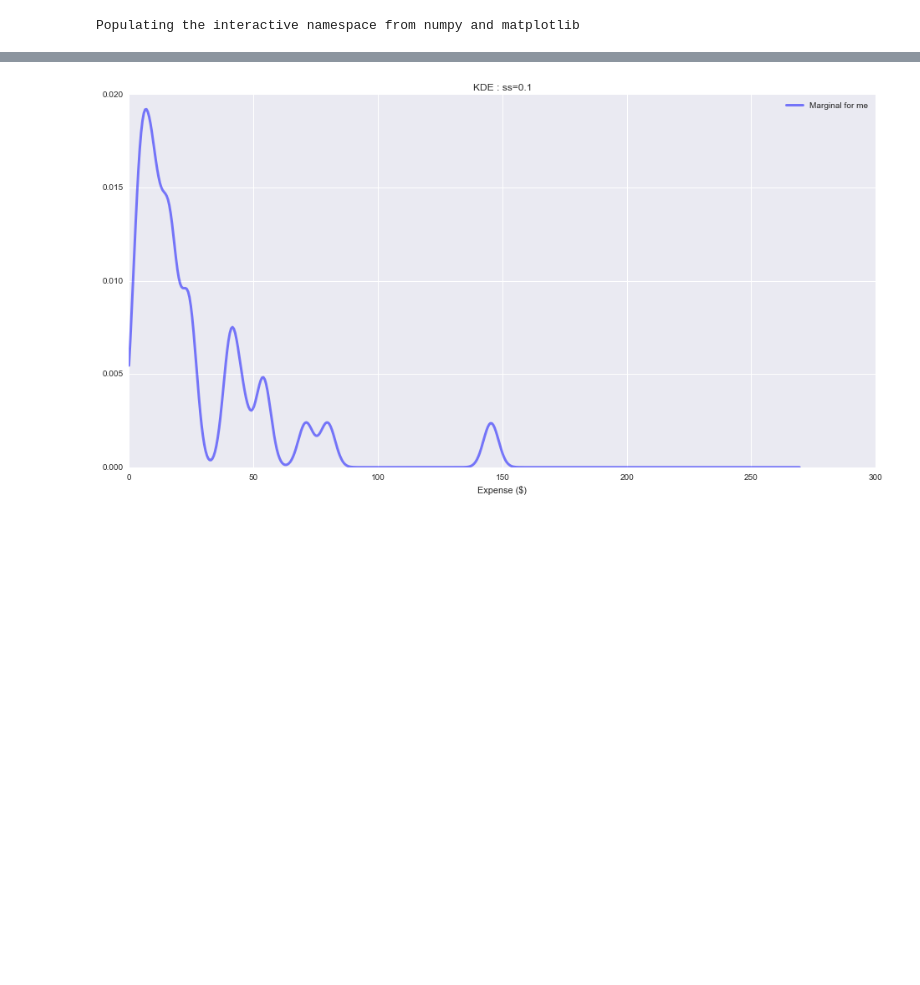
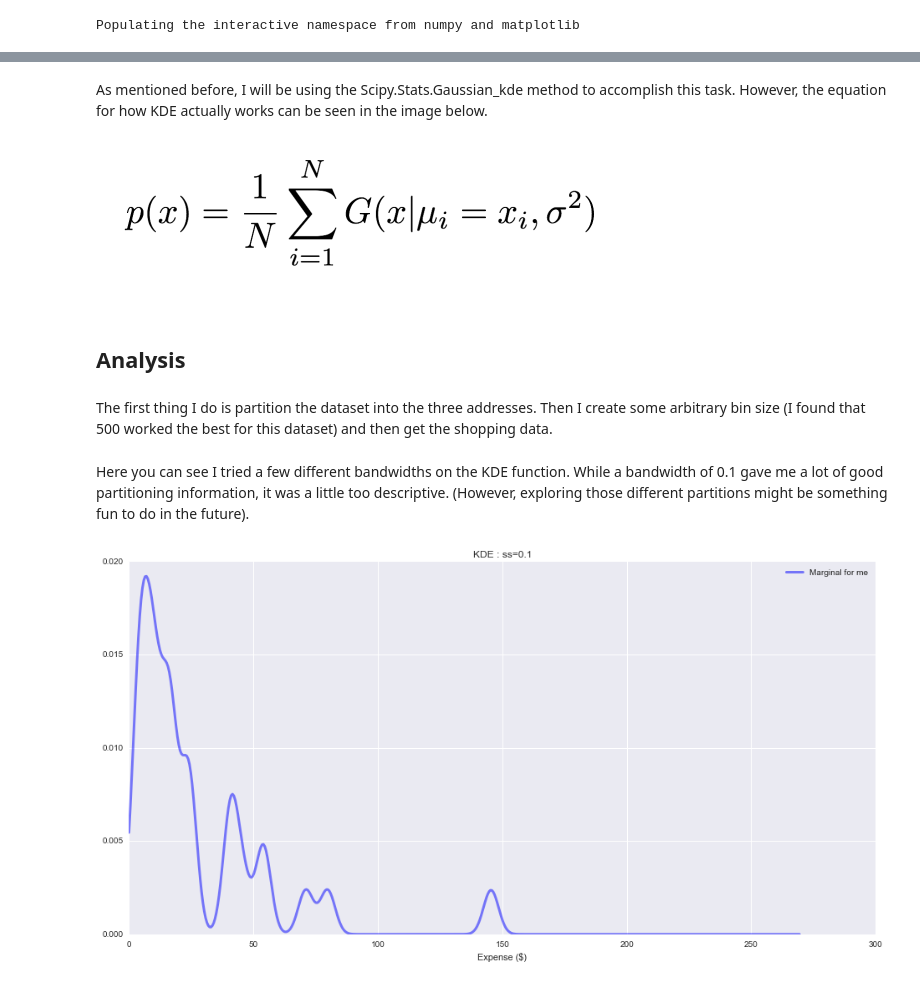
Before and after one commit to dnorth/Stat_MachineLearning, a Jupyter notebook: Amazon_KDE.ipynb, the cells around one changed output, grey strips where cells are left out. Saved outputs shown, nothing was run; the diff lists cells and outputs as text; code cells hidden in the pictures; blank space fills up the shorter version.

```diff
--- a/Amazon_KDE.ipynb
+++ b/Amazon_KDE.ipynb
@@ -18,3 +67,9 @@ Populating the interactive namespace from numpy and matplotlib
+# %% [markdown]
+As mentioned before, I will be using the Scipy.Stats.Gaussian_kde method to accomplish this task. However, the equation for how KDE actually works can be seen in the image below.
+# %%
+Image(filename='images/kde_equation.png')
+# %% [output]
+[figure, added]
 # %%
 def get_kde( spending_data, bins, ss="scott" ):
     return gaussian_kde(spending_data, bw_method=ss).evaluate(xrange(len(bins)))
@@ -45,6 +100,10 @@ def plot_graphs( bins, graphs, ss=0.5):
     plt.xlabel("Expense ($)")
     plt.title("KDE : ss=%.1f" % ss)
     plt.show()
+# %% [markdown]
+## Analysis
+# %% [markdown]
+The first thing I do is partition the dataset into the three addresses. Then I create some arbitrary bin size (I found that 500 worked the best for this dataset) and then get the shopping data.
 # %%
 addresses = ["1169 N 800 W", "27616 DURAZNO", "7995 S ROYAL LN"]
 
@@ -54,6 +113,8 @@ ss = 0.5
 bins = np.linspace(np.min(amazon_data["Total Charged"]), np.max(amazon_data["Total Charged"]), binSize)
 
 shopping_data = get_shopping_data(addresses, amazon_data)
+# %% [markdown]
+Here you can see I tried a few different bandwidths on the KDE function. While a bandwidth of 0.1 gave me a lot of good partitioning information, it was a little too descriptive. (However, exploring those different partitions might be something fun to do in the future).
 # %%
 ss = 0.1
 graph_data = get_graph_data( shopping_data, bins, ss )
```
Also changed, not shown: parts of 20 cells of this notebook, 3 other files.
